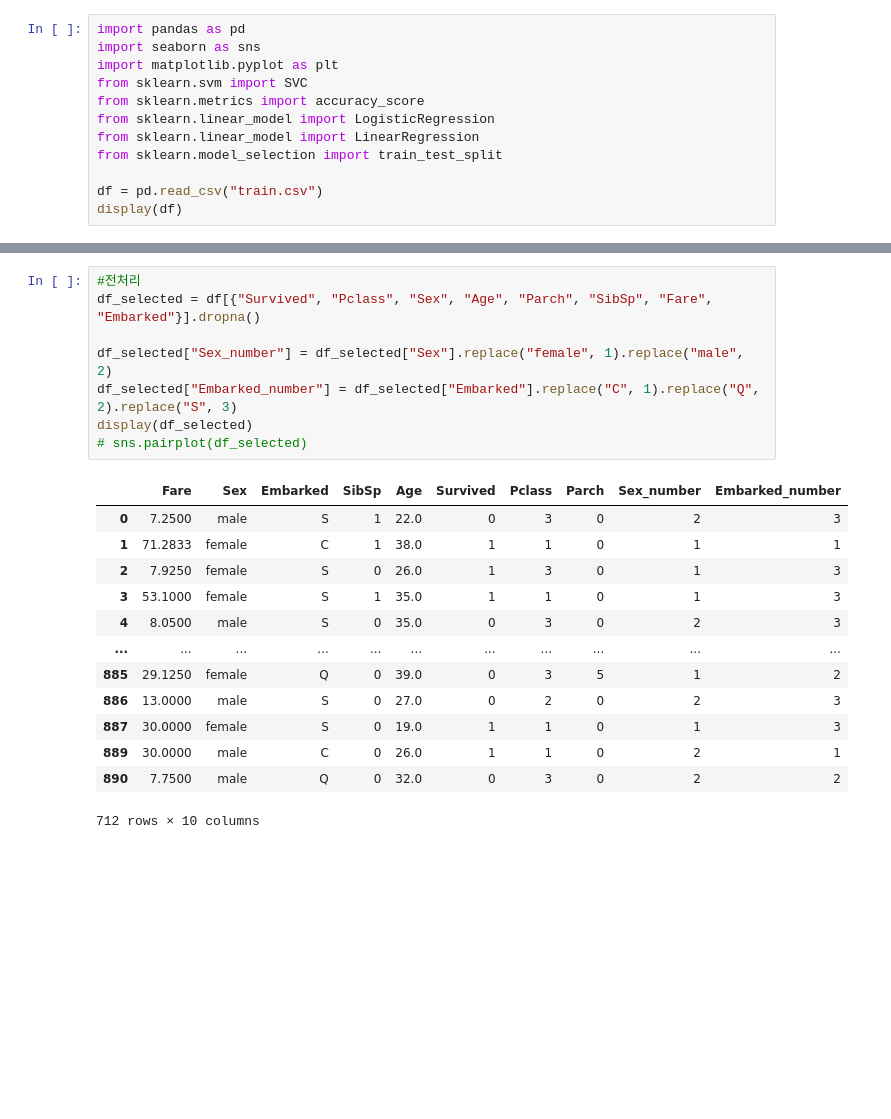
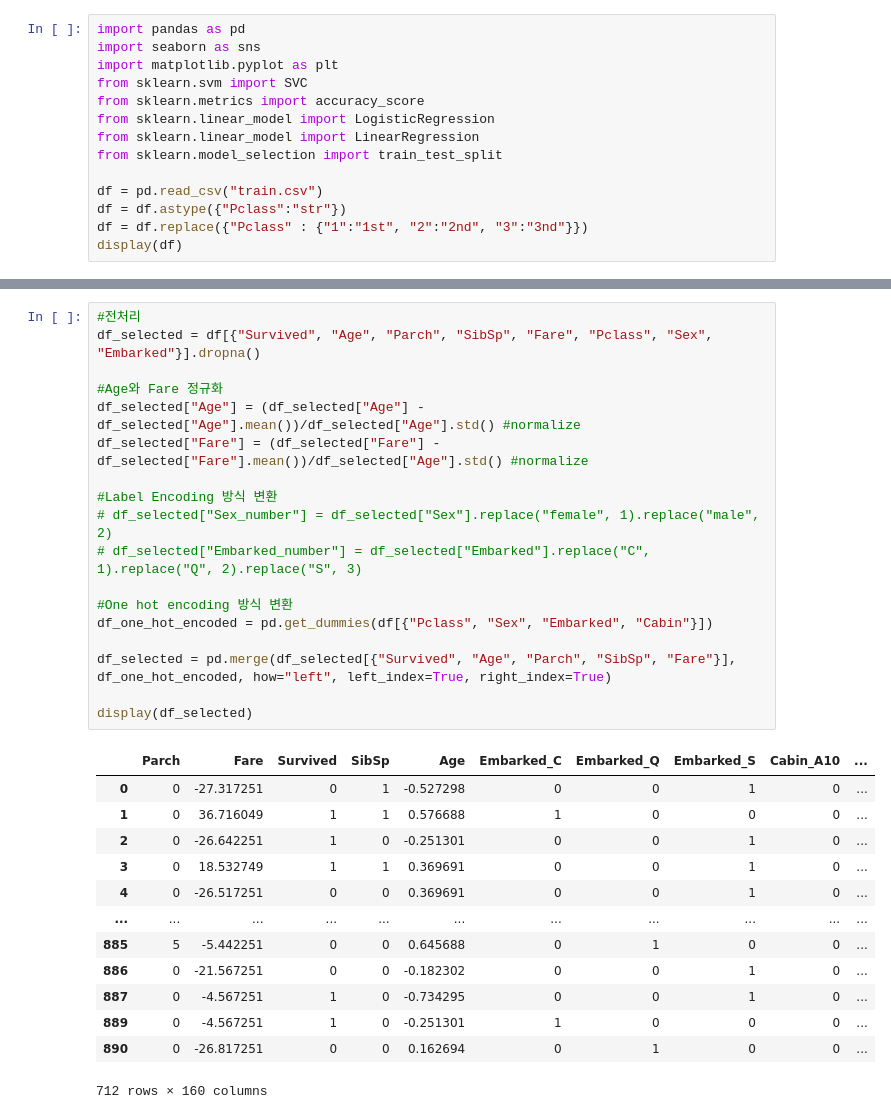
Before and after one commit to hrdkdh/kaggle, a Jupyter notebook: titanic/prediction_titanic.ipynb, the cells around one changed output, grey strips where cells are left out. Cells and saved outputs as stored; diff of their text form; blank space fills up the shorter version.

```diff
--- a/titanic/prediction_titanic.ipynb
+++ b/titanic/prediction_titanic.ipynb
@@ -9,6 +9,8 @@ from sklearn.linear_model import LinearRegression
 from sklearn.model_selection import train_test_split
 
 df = pd.read_csv("train.csv")
+df = df.astype({"Pclass":"str"})
+df = df.replace({"Pclass" : {"1":"1st", "2":"2nd", "3":"3nd"}})
 display(df)
 # %% [output]
 |  | PassengerId | Survived | Pclass | Name | Sex | Age | SibSp | Parch | Ticket | Fare | ... |
@@ -26,25 +28,35 @@ display(df)
 891 rows × 12 columns
 # %%
 #전처리
-df_selected = df[{"Survived", "Pclass", "Sex", "Age", "Parch", "SibSp", "Fare", "Embarked"}].dropna()
+df_selected = df[{"Survived", "Age", "Parch", "SibSp", "Fare", "Pclass", "Sex", "Embarked"}].dropna()
 
-df_selected["Sex_number"] = df_selected["Sex"].replace("female", 1).replace("male", 2)
-df_selected["Embarked_number"] = df_selected["Embarked"].replace("C", 1).replace("Q", 2).replace("S", 3)
+#Age와 Fare 정규화
+df_selected["Age"] = (df_selected["Age"] - df_selected["Age"].mean())/df_selected["Age"].std() #normalize
+df_selected["Fare"] = (df_selected["Fare"] - df_selected["Fare"].mean())/df_selected["Age"].std() #normalize
+
+#Label Encoding 방식 변환
+# df_selected["Sex_number"] = df_selected["Sex"].replace("female", 1).replace("male", 2)
+# df_selected["Embarked_number"] = df_selected["Embarked"].replace("C", 1).replace("Q", 2).replace("S", 3)
+
+#One hot encoding 방식 변환
+df_one_hot_encoded = pd.get_dummies(df[{"Pclass", "Sex", "Embarked", "Cabin"}])
+
+df_selected = pd.merge(df_selected[{"Survived", "Age", "Parch", "SibSp", "Fare"}], df_one_hot_encoded, how="left", left_index=True, right_index=True)
+
 display(df_selected)
-# sns.pairplot(df_selected)
 # %% [output]
-|  | Fare | Sex | Embarked | SibSp | Age | Survived | Pclass | Parch | Sex_number | Embarked_number |
-| 0 | 7.2500 | male | S | 1 | 22.0 | 0 | 3 | 0 | 2 | 3 |
-| 1 | 71.2833 | female | C | 1 | 38.0 | 1 | 1 | 0 | 1 | 1 |
-| 2 | 7.9250 | female | S | 0 | 26.0 | 1 | 3 | 0 | 1 | 3 |
-| 3 | 53.1000 | female | S | 1 | 35.0 | 1 | 1 | 0 | 1 | 3 |
-| 4 | 8.0500 | male | S | 0 | 35.0 | 0 | 3 | 0 | 2 | 3 |
+|  | Parch | Fare | Survived | SibSp | Age | Embarked_C | Embarked_Q | Embarked_S | Cabin_A10 | ... |
+| 0 | 0 | -27.317251 | 0 | 1 | -0.527298 | 0 | 0 | 1 | 0 | ... |
+| 1 | 0 | 36.716049 | 1 | 1 | 0.576688 | 1 | 0 | 0 | 0 | ... |
+| 2 | 0 | -26.642251 | 1 | 0 | -0.251301 | 0 | 0 | 1 | 0 | ... |
+| 3 | 0 | 18.532749 | 1 | 1 | 0.369691 | 0 | 0 | 1 | 0 | ... |
+| 4 | 0 | -26.517251 | 0 | 0 | 0.369691 | 0 | 0 | 1 | 0 | ... |
 | ... | ... | ... | ... | ... | ... | ... | ... | ... | ... | ... |
-| 885 | 29.1250 | female | Q | 0 | 39.0 | 0 | 3 | 5 | 1 | 2 |
-| 886 | 13.0000 | male | S | 0 | 27.0 | 0 | 2 | 0 | 2 | 3 |
-| 887 | 30.0000 | female | S | 0 | 19.0 | 1 | 1 | 0 | 1 | 3 |
-| 889 | 30.0000 | male | C | 0 | 26.0 | 1 | 1 | 0 | 2 | 1 |
-| 890 | 7.7500 | male | Q | 0 | 32.0 | 0 | 3 | 0 | 2 | 2 |
+| 885 | 5 | -5.442251 | 0 | 0 | 0.645688 | 0 | 1 | 0 | 0 | ... |
+| 886 | 0 | -21.567251 | 0 | 0 | -0.182302 | 0 | 0 | 1 | 0 | ... |
+| 887 | 0 | -4.567251 | 1 | 0 | -0.734295 | 0 | 0 | 1 | 0 | ... |
+| 889 | 0 | -4.567251 | 1 | 0 | -0.251301 | 1 | 0 | 0 | 0 | ... |
+| 890 | 0 | -26.817251 | 0 | 0 | 0.162694 | 0 | 1 | 0 | 0 | ... |
-712 rows × 10 columns
+712 rows × 160 columns
 # %%
 #데이터셋 분리
```
Also changed, not shown: parts of 6 cells of this notebook, 4 other files.
